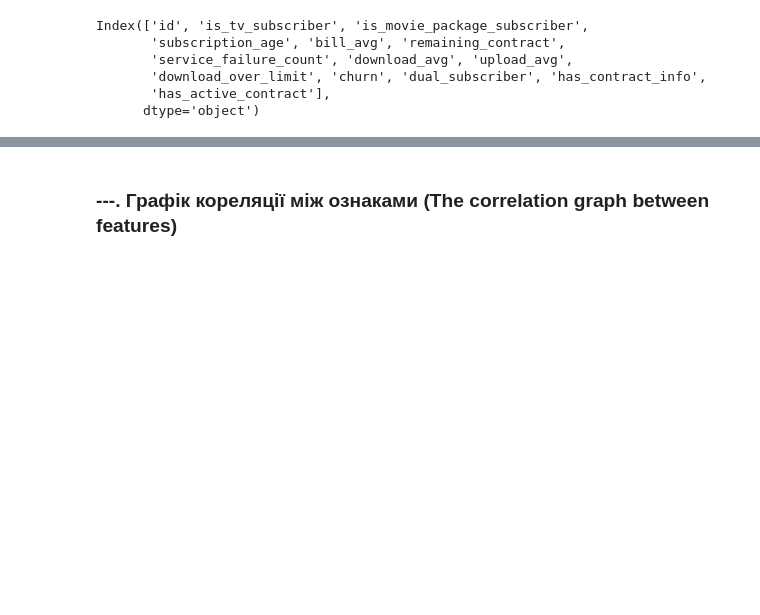
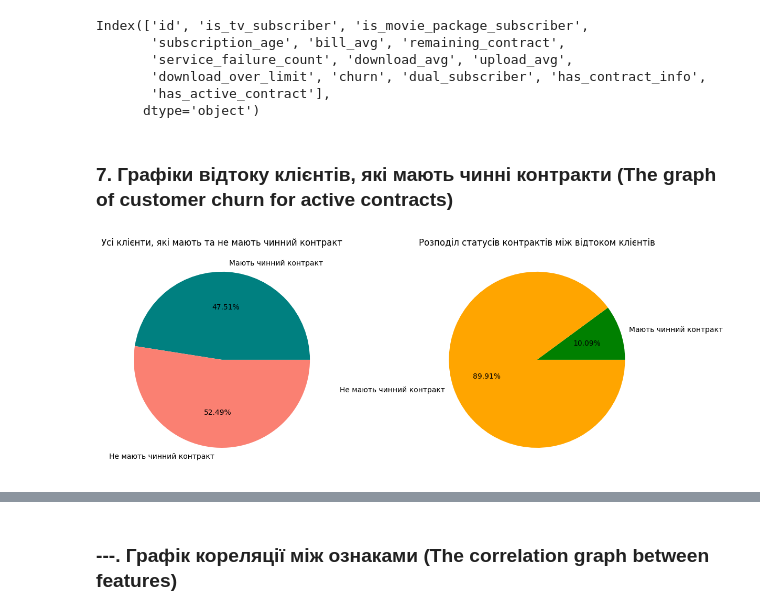
Before and after one commit to MaksimDar/telecom-churn-prediction, a Jupyter notebook: notebooks/01_eda.ipynb, the cells around one changed output, grey strips where cells are left out. Saved outputs shown, nothing was run; the diff lists cells and outputs as text; code cells hidden in the pictures; blank space fills up the shorter version.

```diff
--- a/notebooks/01_eda.ipynb
+++ b/notebooks/01_eda.ipynb
@@ -545,3 +602,16 @@ Index(['id', 'is_tv_subscriber', 'is_movie_package_subscriber',
        'download_over_limit', 'churn', 'dual_subscriber', 'has_contract_info',
        'has_active_contract'],
       dtype='object')
+# %% [markdown]
+### 7. Графіки відтоку клієнтів, які мають чинні контракти (The graph of customer churn for active contracts)
+# %%
+column_has_active_contract = 'has_active_contract'
+
+labels_active_contract = ['Мають чинний контракт','Не мають чинний контракт']
+
+title_has_active_contract = 'Усі клієнти, які мають та не мають чинний контракт'
+title_has_active_contract_churns = 'Розподіл статусів контрактів між відтоком клієнтів'
+result_active_contracts = show_all_churn_piecharts(column_has_active_contract,labels_active_contract,title_has_active_contract,title_has_active_contract_churns)
+result_active_contracts
+# %% [output]
+[figure, added]
```
Also changed, not shown: parts of 21 cells of this notebook.
